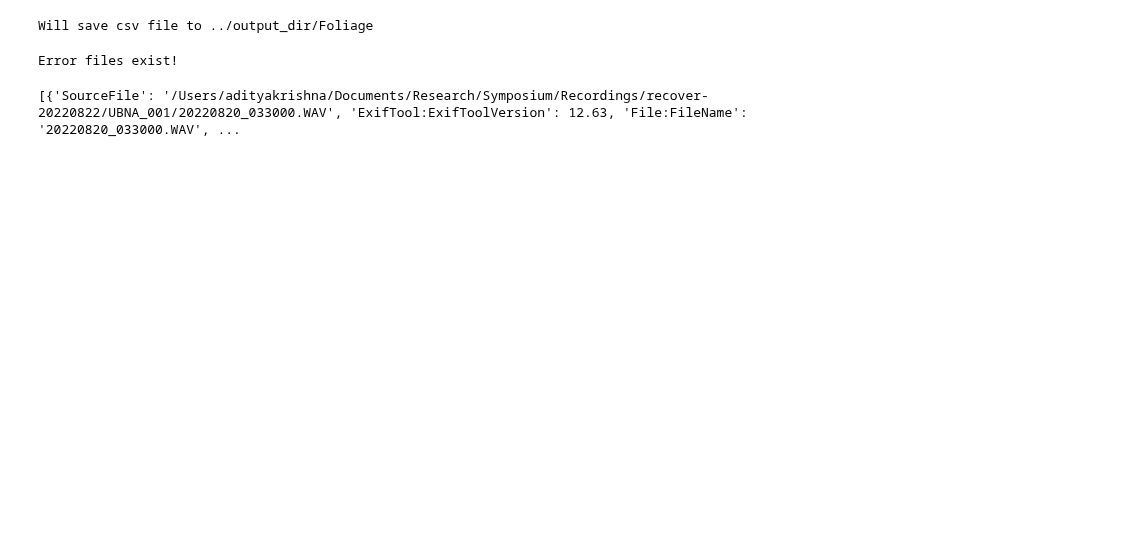
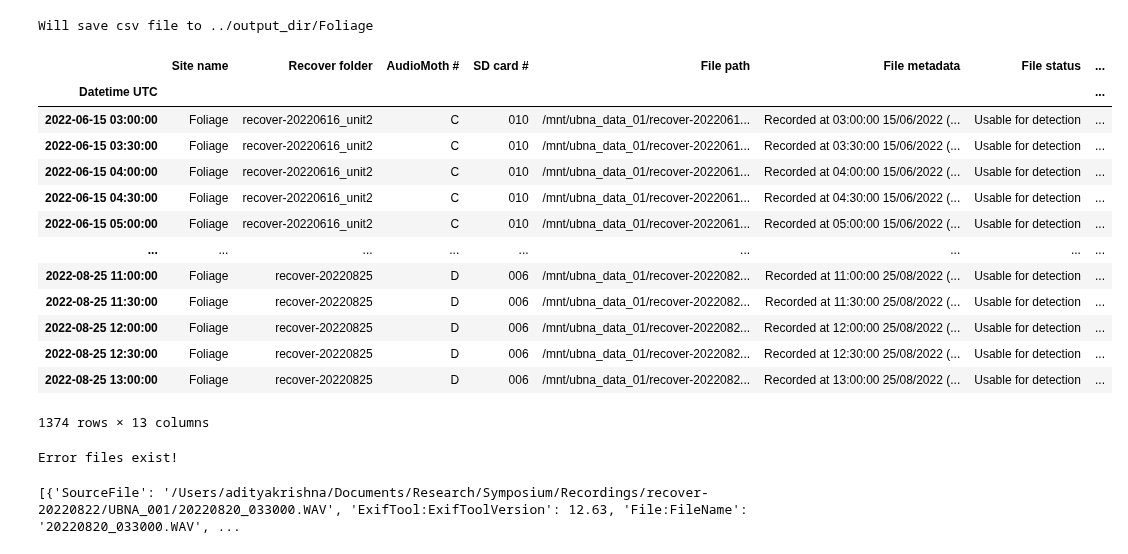
Before and after one commit to uw-echospace/bat-detector-msds, a Jupyter notebook: notebooks/test_batdetect2_pipeline.ipynb, the cells around one changed output. Drawn from its saved outputs; the diff is of its cells as text; code cells hidden in the pictures; blank space fills up the shorter version.

```diff
--- a/notebooks/test_batdetect2_pipeline.ipynb
+++ b/notebooks/test_batdetect2_pipeline.ipynb
@@ -92,6 +78,23 @@ good_deploy_session_df = filtered_location_nightly_df.loc[file_status_cond&file_
 data_params['good_audio_files'] = good_deploy_session_df["File path"].apply(lambda x : Path(x)).values
 data_params['recover_folder'] = good_deploy_session_df["Recover folder"].values
 data_params['audiomoth_folder'] = good_deploy_session_df["SD card #"].values
+# %%
+good_deploy_session_df
+# %% [output]
+|  | Site name | Recover folder | AudioMoth # | SD card # | File path | File metadata | File status | ... |
+| Datetime UTC |  |  |  |  |  |  |  | ... |
+| 2022-06-15 03:00:00 | Foliage | recover-20220616_unit2 | C | 010 | /mnt/ubna_data_01/recover-2022061... | Recorded at 03:00:00 15/06/2022 (... | Usable for detection | ... |
+| 2022-06-15 03:30:00 | Foliage | recover-20220616_unit2 | C | 010 | /mnt/ubna_data_01/recover-2022061... | Recorded at 03:30:00 15/06/2022 (... | Usable for detection | ... |
+| 2022-06-15 04:00:00 | Foliage | recover-20220616_unit2 | C | 010 | /mnt/ubna_data_01/recover-2022061... | Recorded at 04:00:00 15/06/2022 (... | Usable for detection | ... |
+| 2022-06-15 04:30:00 | Foliage | recover-20220616_unit2 | C | 010 | /mnt/ubna_data_01/recover-2022061... | Recorded at 04:30:00 15/06/2022 (... | Usable for detection | ... |
+| 2022-06-15 05:00:00 | Foliage | recover-20220616_unit2 | C | 010 | /mnt/ubna_data_01/recover-2022061... | Recorded at 05:00:00 15/06/2022 (... | Usable for detection | ... |
+| ... | ... | ... | ... | ... | ... | ... | ... | ... |
+| 2022-08-25 11:00:00 | Foliage | recover-20220825 | D | 006 | /mnt/ubna_data_01/recover-2022082... | Recorded at 11:00:00 25/08/2022 (... | Usable for detection | ... |
+| 2022-08-25 11:30:00 | Foliage | recover-20220825 | D | 006 | /mnt/ubna_data_01/recover-2022082... | Recorded at 11:30:00 25/08/2022 (... | Usable for detection | ... |
+| 2022-08-25 12:00:00 | Foliage | recover-20220825 | D | 006 | /mnt/ubna_data_01/recover-2022082... | Recorded at 12:00:00 25/08/2022 (... | Usable for detection | ... |
+| 2022-08-25 12:30:00 | Foliage | recover-20220825 | D | 006 | /mnt/ubna_data_01/recover-2022082... | Recorded at 12:30:00 25/08/2022 (... | Usable for detection | ... |
+| 2022-08-25 13:00:00 | Foliage | recover-20220825 | D | 006 | /mnt/ubna_data_01/recover-2022082... | Recorded at 13:00:00 25/08/2022 (... | Usable for detection | ... |
+1374 rows × 13 columns
 # %%
 if list(data_params['good_audio_files']) == list(data_params['ref_audio_files']):
     print("All files from deployment session good!")
```
Also changed, not shown: parts of 8 cells of this notebook, 2 other files.
